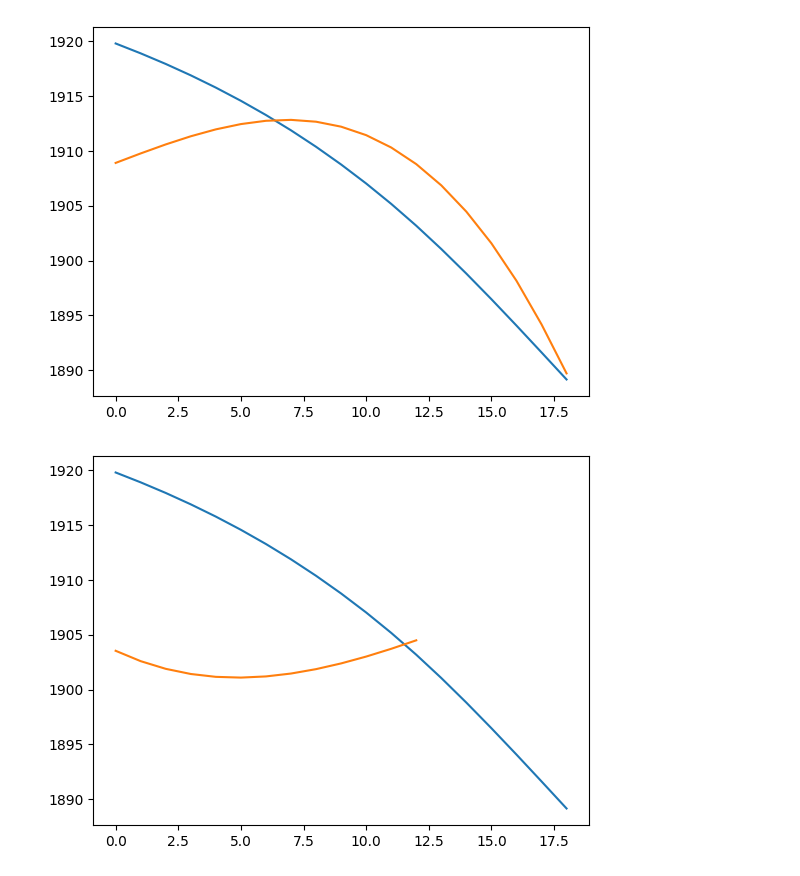
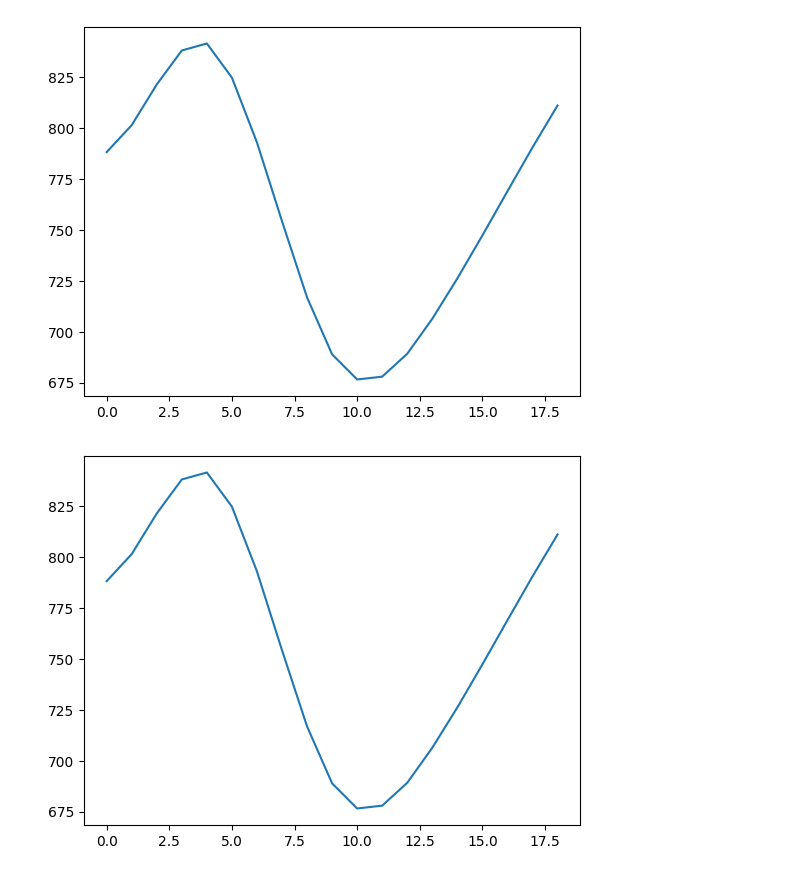
Before and after one commit to vivekvjyn/augsvar, a Jupyter notebook: dtw.ipynb, the cells around one changed output. Cells and saved outputs as stored; diff of their text form; code cells hidden in the pictures.

```diff
--- a/dtw.ipynb
+++ b/dtw.ipynb
@@ -19,39 +10,41 @@ segment_dir = 'segment'
 # %%
 j = 0
 for segment1_name in os.listdir(segment_dir):
-    if j < 32:
+    if j < 18:
         j += 1
         continue
     x = np.load(os.path.join(segment_dir, segment1_name))
 
+    plt.plot(x)
+    plt.show()
+
     i = 0
-    cost = np.inf
     for segment2_name in os.listdir(segment_dir):
-
+        pair = True
+        if i < 0:
+            i += 1
+            continue
 
         y = np.load(os.path.join(segment_dir, segment2_name))
 
         if abs(len(x) - len(y)) > 10:
             continue
 
         if abs(np.std(x) - np.std(y)) > 10:
             continue
+        rad = int(len(y) / 20)
+        if rad < 2:
+            rad = 1
+        distance, paths = fastdtw(x, y, radius=rad)
+        if distance > 500:
+            continue
 
-        distance = librosa.sequence.dtw(x, y, subseq=True, global_constraints=True, band_rad=0.1, backtrack=False)
-        #distance =
-        distance[distance == np.inf] = 0
-        if np.any(distance > 100):
+        if not pair:
             continue
-        if distance[-1, -1] < 200 and distance[-1, -1] != 0:
-            plt.plot(x)
-            plt.plot(y)
-            plt.show()
-        if cost > distance[-1, -1] and distance[-1, -1] != 0:
-            cost = min(cost, distance[-1, -1])
-            miny = y
 
-
+        plt.plot(y)
+        plt.show()
     break
 # %% [output]
-[figure, old version]
+[figure, new version]
-[figure, old version]
+[figure, new version]
```
Also changed, not shown: parts of 2 cells of this notebook, 1 other file.
